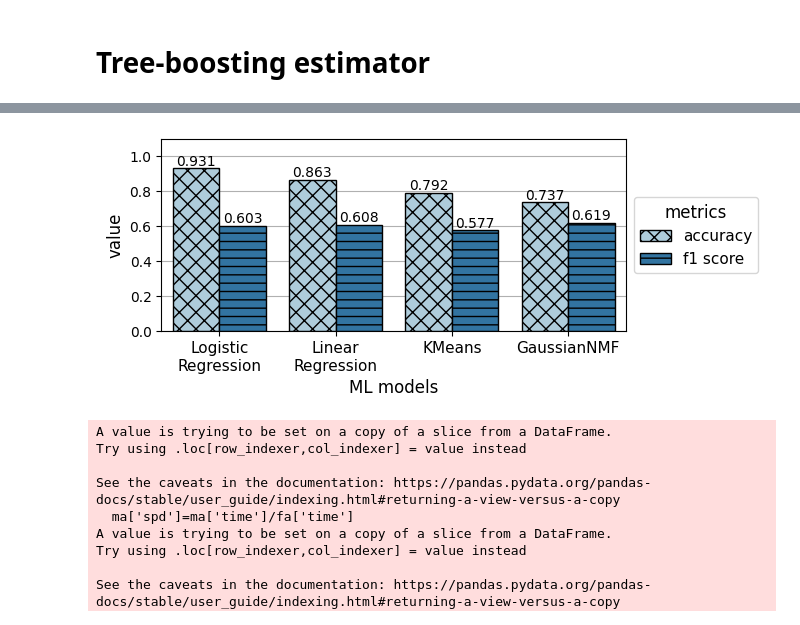
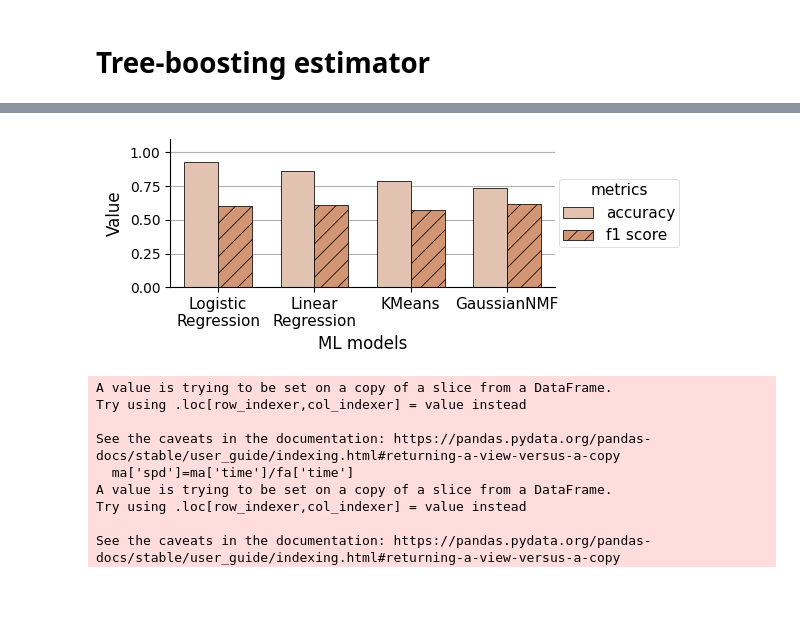
Before and after one commit to amademicnoboday12/EDBT24_122, a Jupyter notebook: paper/results/sigmod_exp_icde.ipynb, the cells around one changed output, grey strips where cells are left out. Cells and saved outputs as stored; diff of their text form; code cells hidden in the pictures; blank space fills up the shorter version.

```diff
--- a/paper/results/sigmod_exp_icde.ipynb
+++ b/paper/results/sigmod_exp_icde.ipynb
@@ -383,32 +382,30 @@ insight_1=[['True-Negative','False-Positive','False-Negative','True-Positive','T
 insight_1=pd.DataFrame(insight_1).T
 insight_1.columns=['model','value','metrics']
 sns.set_palette('Paired')
-fig,ax=plt.subplots(1,1,figsize=(6,3))
-sns.barplot(ax=ax,x='model',y='value',hue='metrics',data=insight_1, edgecolor=edgecolor)
+fig,ax=plt.subplots(1,1,figsize=(fig_width,2.5))
+sns.barplot(ax=ax,x='model',y='value',hue='metrics',data=insight_1, edgecolor=edgecolor, width=0.7, palette=sns.light_palette('#7aa66b', n_colors=3)[1:])
 ax.set_xlabel('Category in confusion matrix')
 for i in ax.containers:
-    ax.bar_label(i,)
+    ax.bar_label(i,fmt='%.2f', fontsize=9)
 ax.set_ylim(0,1.6)
 
 legends=[]
-for bar, pattern, label in zip(ax.containers, hatch_patterns, ['percentage', 'avg speedup']):
+for bar, pattern, label in zip(ax.containers, ['..', '\\\\'], ['percentage', 'average\nspeedup']):
     plt.setp(bar, hatch=pattern)
     barinfo = bar.patches[0]
     legends.append(mpatches.Patch(facecolor=barinfo.get_facecolor(), label=label, edgecolor=barinfo.get_edgecolor(), hatch=barinfo.get_hatch()))
 
-ax.set_ylabel(ax.get_ylabel(), fontsize=12)
-ax.set_xlabel(ax.get_xlabel(), fontsize=12)
 ax.grid(axis='y')
 ax.set_axisbelow(True)
-ax.set_yticks([0,0.3,0.6,0.9,1.2,1.5])
+# ax.set_yticks([0,0.3,0.6,0.9,1.2,1.5])
 ax.set_ylim([0,1.6])
+ax.set_xticklabels([label.get_text().replace('-', '-\n') for label in ax.get_xticklabels()], rotation=0)
+ax.set_ylabel("Value")
 
-for label in ax.xaxis.get_ticklabels():
-    label.set_fontsize(11)
-
-ax.legend(handles=legends, fontsize=11, title='metrics', title_fontsize=12)
+ax.legend(handles=legends, title='metrics', loc='center left', bbox_to_anchor=(1, 0.5))
 
 fig.tight_layout()
 
 fig.savefig("figures/new_cf.pdf",bbox_inches='tight')
+plt.show()
 # %% [output]
@@ -507,50 +469,42 @@ scores
 # for i in models:
 #     temp_label=predicted[predicted['operator']==i]['labels']
 #     temp_pred=predicted[predicted['operator']==i]['pred']
 #     model_acc.append([i,accuracy_score(temp_label,temp_pred),'accuracy'])
 #     model_acc.append([i,f1_score(temp_label,temp_pred),'f1 score'])
 # join_acc=[]
 # for i in ['outer','inner','left']:
 #     temp_label=predicted[predicted['join']==i]['labels']
 #     temp_pred=predicted[predicted['join']==i]['pred']
 #     join_acc.append([i,accuracy_score(temp_label,temp_pred),'accuracy'])
 #     join_acc.append([i,f1_score(temp_label,temp_pred),'f1 score'])
 # model_acc=pd.DataFrame(model_acc,columns=['model','value','metrics'])
 # join_acc=pd.DataFrame(join_acc,columns=['model','value','metrics'])
 
 insight_1=[['Logistic Regression','Linear Regression','KMeans','GaussianNMF','Logistic Regression','Linear Regression','KMeans','GaussianNMF'],[0.931,0.863,0.792,0.737, 0.603,0.608,0.577,0.619],['accuracy','accuracy','accuracy','accuracy','f1 score','f1 score','f1 score','f1 score']]
 insight_1=pd.DataFrame(insight_1).T
 insight_1.columns=['model','value','metrics']
 sns.set_palette('Paired')
-fig,ax=plt.subplots(1,1,figsize=(6,2.5))
-sns.barplot(ax=ax,x='model',y='value',hue='metrics',data=insight_1, edgecolor=edgecolor)
-ax.set_xlabel('ML models', fontsize=12)
+fig,ax=plt.subplots(1,1,figsize=(fig_width,2.5))
+sns.barplot(ax=ax,x='model',y='value',hue='metrics',data=insight_1, edgecolor=edgecolor, width=0.7, palette=sns.light_palette("#e39165", n_colors=3)[1:])
 ax.set_ylim(0,1.1)
 
-for i in ax.containers:
-    ax.bar_label(i,)
-
 legends=[]
-for bar, pattern, label in zip(ax.containers, hatch_patterns, ['accuracy', 'f1 score']):
+for bar, pattern, label in zip(ax.containers, ['', '//'], ['accuracy', 'f1 score']):
     plt.setp(bar, hatch=pattern)
     barinfo = bar.patches[0]
     legends.append(mpatches.Patch(facecolor=barinfo.get_facecolor(), label=label, edgecolor=barinfo.get_edgecolor(), hatch=barinfo.get_hatch()))
-
-ax.set_ylabel(ax.get_ylabel(), fontsize=12)
-ax.set_xlabel(ax.get_xlabel(), fontsize=12)
+ax.set_ylabel("Value")
+ax.set_xlabel('ML models')
 ax.grid(axis='y')
 ax.set_axisbelow(True)
 ax.set_xticklabels([label.get_text().replace(' ', '\n') for label in ax.get_xticklabels()], rotation=0)
+ax.legend(handles=legends,title='metrics', loc='center left', bbox_to_anchor=(1, 0.5))
 
-for label in ax.xaxis.get_ticklabels():
-    label.set_fontsize(11)
-
-ax.legend(handles=legends, fontsize=11, title='metrics', title_fontsize=12, loc='center left', bbox_to_anchor=(1, 0.5))
-
-fig.tight_layout
+fig.tight_layout()
 fig.savefig("figures/xgb_model_category.pdf",bbox_inches='tight')
+plt.show()
 # %% [output]
-[figure, old version]
+[figure, new version]
 # %%
 hamlet=pd.read_parquet('hamlet.parquet')
 hamlet=hamlet[hamlet['operator'].isin(models)]
```
Also changed, not shown: parts of 26 cells of this notebook.
